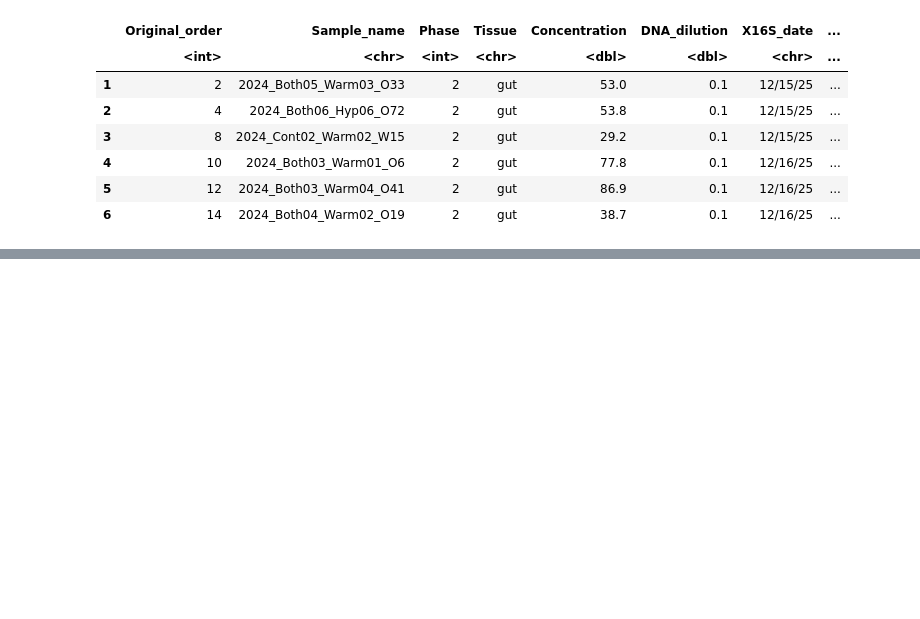
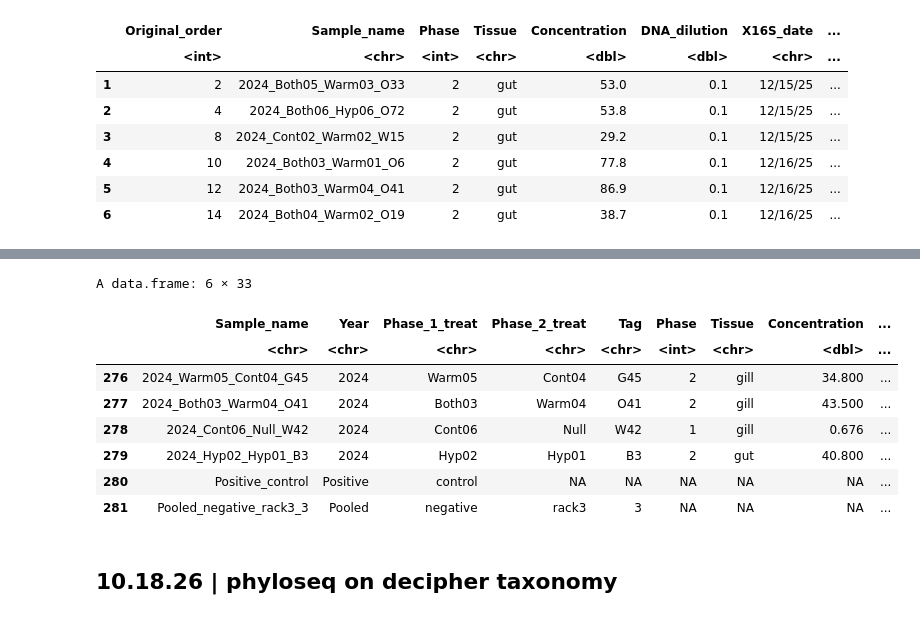
Before and after one commit to jfiorilla/ORCC_16S, a Jupyter notebook: phyloseq-working.ipynb, the cells around one changed output, grey strips where cells are left out. Drawn from its saved outputs; the diff is of its cells as text; code cells hidden in the pictures; blank space fills up the shorter version.

```diff
--- a/phyloseq-working.ipynb
+++ b/phyloseq-working.ipynb
@@ -78 +86,15 @@ A data.frame: 6 × 28
+# %%
+# Remove empty rows 282, 283
+meta16S <- meta16S[-282:-283,]
+tail(meta16S)
+# %% [output]
+A data.frame: 6 × 33
+|  | Sample_name | Year | Phase_1_treat | Phase_2_treat | Tag | Phase | Tissue | Concentration | ... |
+|  | <chr> | <chr> | <chr> | <chr> | <chr> | <int> | <chr> | <dbl> | ... |
+| 276 | 2024_Warm05_Cont04_G45 | 2024 | Warm05 | Cont04 | G45 | 2 | gill | 34.800 | ... |
+| 277 | 2024_Both03_Warm04_O41 | 2024 | Both03 | Warm04 | O41 | 2 | gill | 43.500 | ... |
+| 278 | 2024_Cont06_Null_W42 | 2024 | Cont06 | Null | W42 | 1 | gill | 0.676 | ... |
+| 279 | 2024_Hyp02_Hyp01_B3 | 2024 | Hyp02 | Hyp01 | B3 | 2 | gut | 40.800 | ... |
+| 280 | Positive_control | Positive | control | NA | NA | NA | NA | NA | ... |
+| 281 | Pooled_negative_rack3_3 | Pooled | negative | rack3 | 3 | NA | NA | NA | ... |
 # %%
@@ -80,0 +103,2 @@ write.csv(meta, "/project/pi_sarah_gignouxwolfsohn_uml_edu/jade/ORCC_16S/metadat
+# %% [markdown]
+## 10.18.26 | phyloseq on decipher taxonomy
```
Also changed, not shown: parts of 11 cells of this notebook, 5 other files.
